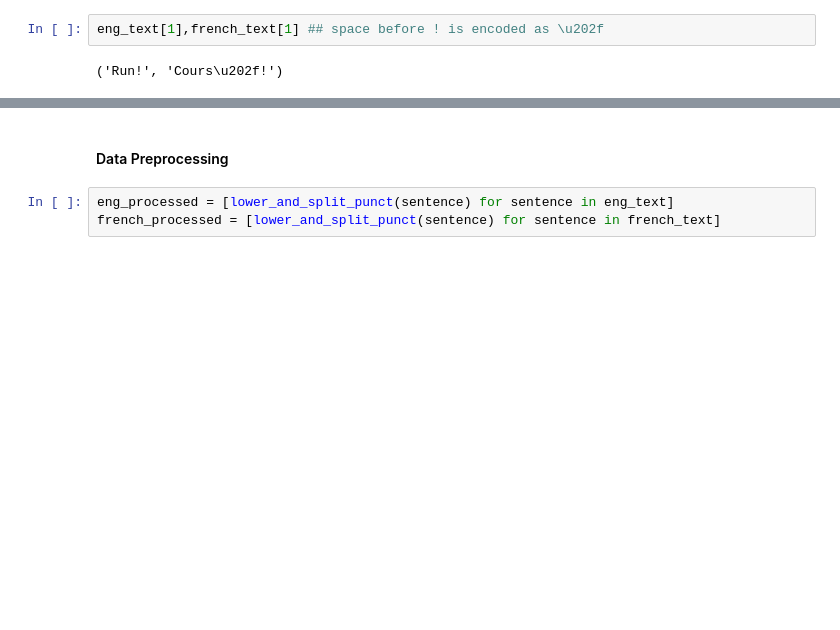
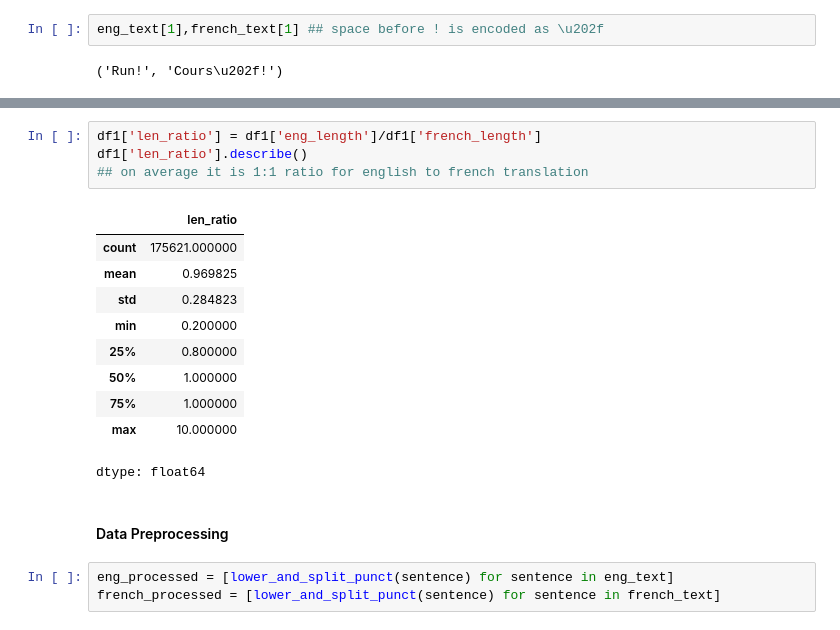
Before and after one commit to poojamahajan0712/Data-Science-Portfolio, a Jupyter notebook: Natural Language Processing/English to French Translator/MachineTranslation.ipynb, the cells around one changed output, grey strips where cells are left out. Saved outputs shown, nothing was run; the diff lists cells and outputs as text; blank space fills up the shorter version.

```diff
--- a/Natural Language Processing/English to French Translator/MachineTranslation.ipynb
+++ b/Natural Language Processing/English to French Translator/MachineTranslation.ipynb
@@ -69,3 +102,18 @@ eng_text[1],french_text[1] ## space before ! is encoded as \u202f
+# %%
+df1['len_ratio'] = df1['eng_length']/df1['french_length']
+df1['len_ratio'].describe()
+## on average it is 1:1 ratio for english to french translation
+# %% [output]
+|  | len_ratio |
+| count | 175621.000000 |
+| mean | 0.969825 |
+| std | 0.284823 |
+| min | 0.200000 |
+| 25% | 0.800000 |
+| 50% | 1.000000 |
+| 75% | 1.000000 |
+| max | 10.000000 |
+dtype: float64
 # %% [markdown]
 <h4> Data Preprocessing </h4>
 # %%
```
Also changed, not shown: parts of 30 cells of this notebook.
